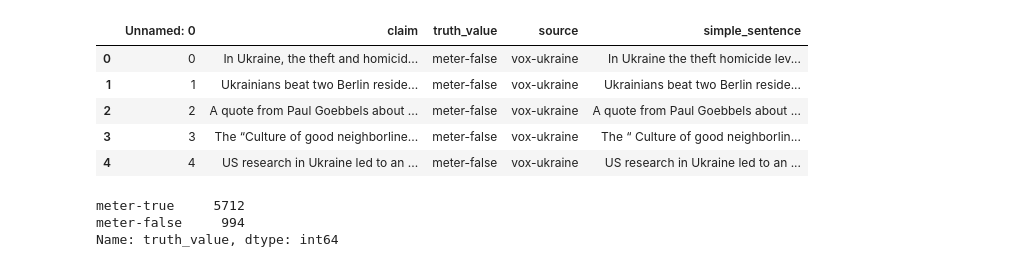
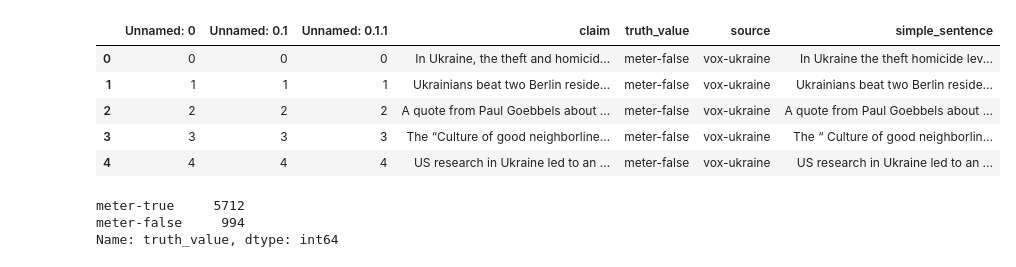
Before and after one commit to Karun842002/fyp-data-scraper, a Jupyter notebook: eda.ipynb, the cells around one changed output. Drawn from its saved outputs; the diff is of its cells as text; code cells hidden in the pictures.

```diff
--- a/eda.ipynb
+++ b/eda.ipynb
@@ -5,15 +5,15 @@ import matplotlib.pyplot as plt
 import nltk
 from wordcloud import WordCloud
 # %%
-df = pd.read_csv('./datasets/cleaned2.csv')
+df = pd.read_csv('./datasets/cleaned4.csv')
 df.head()
 # %% [output]
-|  | Unnamed: 0 | claim | truth_value | source | simple_sentence |
-| 0 | 0 | In Ukraine, the theft and homicid... | meter-false | vox-ukraine | In Ukraine the theft homicide lev... |
-| 1 | 1 | Ukrainians beat two Berlin reside... | meter-false | vox-ukraine | Ukrainians beat two Berlin reside... |
-| 2 | 2 | A quote from Paul Goebbels about ... | meter-false | vox-ukraine | A quote from Paul Goebbels about ... |
-| 3 | 3 | The “Culture of good neighborline... | meter-false | vox-ukraine | The “ Culture of good neighborlin... |
-| 4 | 4 | US research in Ukraine led to an ... | meter-false | vox-ukraine | US research in Ukraine led to an ... |
+|  | Unnamed: 0 | Unnamed: 0.1 | Unnamed: 0.1.1 | claim | truth_value | source | simple_sentence |
+| 0 | 0 | 0 | 0 | In Ukraine, the theft and homicid... | meter-false | vox-ukraine | In Ukraine the theft homicide lev... |
+| 1 | 1 | 1 | 1 | Ukrainians beat two Berlin reside... | meter-false | vox-ukraine | Ukrainians beat two Berlin reside... |
+| 2 | 2 | 2 | 2 | A quote from Paul Goebbels about ... | meter-false | vox-ukraine | A quote from Paul Goebbels about ... |
+| 3 | 3 | 3 | 3 | The “Culture of good neighborline... | meter-false | vox-ukraine | The “ Culture of good neighborlin... |
+| 4 | 4 | 4 | 4 | US research in Ukraine led to an ... | meter-false | vox-ukraine | US research in Ukraine led to an ... |
 # %%
 pd.set_option("max_rows", None)
 # %%
```
Also changed, not shown: parts of 7 cells of this notebook, 6 other files.
